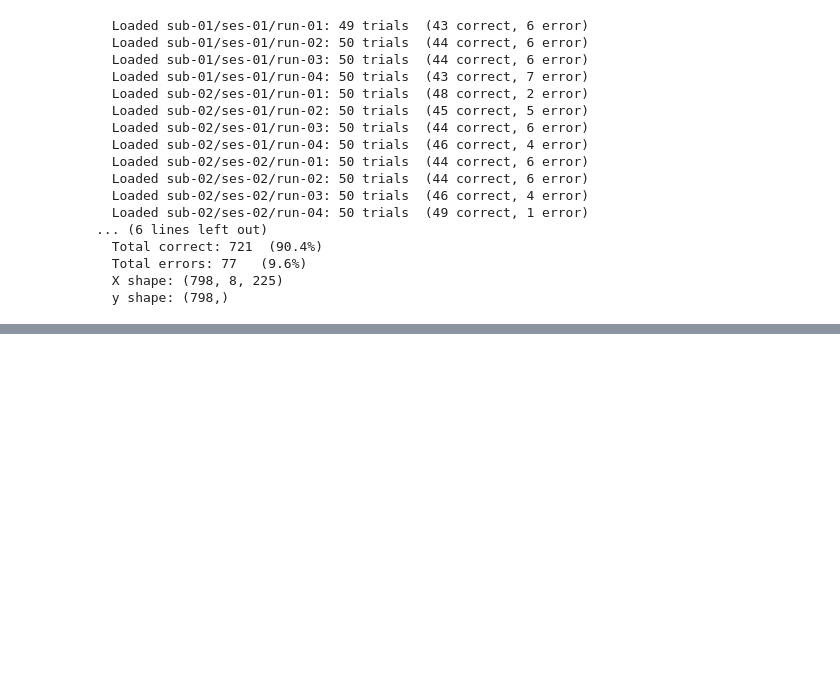
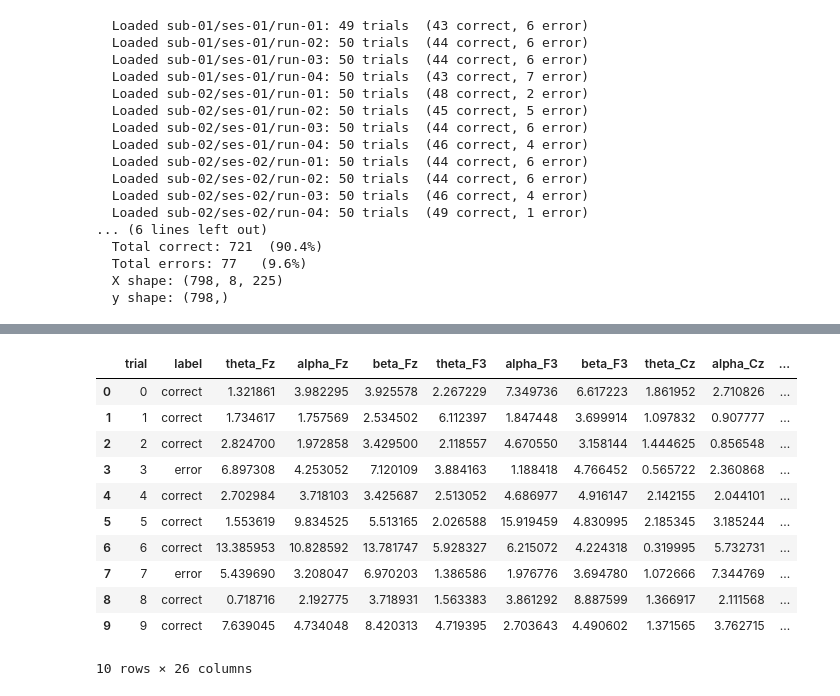
Before and after one commit to earanda4/COGS-189-Error-Prediction, a Jupyter notebook: eda.ipynb, the cells around one changed output, grey strips where cells are left out. Cells and saved outputs as stored; diff of their text form; code cells hidden in the pictures; blank space fills up the shorter version.

```diff
--- a/eda.ipynb
+++ b/eda.ipynb
@@ -156,0 +263,61 @@ print(f"  Baseline corrected: {X_bl.shape}")
+# %%
+CHANNEL_NAMES = ["Fz", "F3", "Cz", "C3", "C4", "Pz", "O1", "O2"]
+BANDS = {
+    "theta": (4, 7),
+    "alpha": (8, 12),
+    "beta": (13, 30),
+}
+
+def bandpower_1d(x, fs, band, nperseg=None):
+    low, high = band
+    nperseg = min(len(x), 128) if nperseg is None else nperseg
+
+    freqs, psd = welch(x, fs=fs, nperseg=nperseg)
+    mask = (freqs >= low) & (freqs <= high)
+
+    if not np.any(mask): return np.nan
+
+    selected_freqs = freqs[mask]
+    selected_psd = psd[mask]
+
+    if selected_freqs.size == 1:
+        freq_res = freqs[1] - freqs[0]
+        return float(selected_psd[0] * freq_res)
+
+    return float(np.trapezoid(selected_psd, selected_freqs))
+
+def extract_bandpower_features(trials, labels, fs=FS, channel_names=CHANNEL_NAMES, bands=BANDS):
+    rows = []
+    for trial_idx in range(trials.shape[0]):
+        row = {
+            "trial": trial_idx,
+            "label": "error" if labels[trial_idx] == 1 else "correct"
+        }
+        trial = trials[trial_idx]
+
+        for ch_idx, ch_name in enumerate(channel_names):
+            sig = trial[ch_idx]
+            for band_name, band_range in bands.items():
+                row[f"{band_name}_{ch_name}"] = bandpower_1d(sig, fs, band_range)
+
+        rows.append(row)
+
+    return pd.DataFrame(rows)
+
+# Generate features directly from memory
+feature_table_df = extract_bandpower_features(X_clean, y_all)
+
+display(feature_table_df.head(10))
+# %% [output]
+|  | trial | label | theta_Fz | alpha_Fz | beta_Fz | theta_F3 | alpha_F3 | beta_F3 | theta_Cz | alpha_Cz | ... |
+| 0 | 0 | correct | 1.321861 | 3.982295 | 3.925578 | 2.267229 | 7.349736 | 6.617223 | 1.861952 | 2.710826 | ... |
+| 1 | 1 | correct | 1.734617 | 1.757569 | 2.534502 | 6.112397 | 1.847448 | 3.699914 | 1.097832 | 0.907777 | ... |
+| 2 | 2 | correct | 2.824700 | 1.972858 | 3.429500 | 2.118557 | 4.670550 | 3.158144 | 1.444625 | 0.856548 | ... |
+| 3 | 3 | error | 6.897308 | 4.253052 | 7.120109 | 3.884163 | 1.188418 | 4.766452 | 0.565722 | 2.360868 | ... |
+| 4 | 4 | correct | 2.702984 | 3.718103 | 3.425687 | 2.513052 | 4.686977 | 4.916147 | 2.142155 | 2.044101 | ... |
+| 5 | 5 | correct | 1.553619 | 9.834525 | 5.513165 | 2.026588 | 15.919459 | 4.830995 | 2.185345 | 3.185244 | ... |
+| 6 | 6 | correct | 13.385953 | 10.828592 | 13.781747 | 5.928327 | 6.215072 | 4.224318 | 0.319995 | 5.732731 | ... |
+| 7 | 7 | error | 5.439690 | 3.208047 | 6.970203 | 1.386586 | 1.976776 | 3.694780 | 1.072666 | 7.344769 | ... |
+| 8 | 8 | correct | 0.718716 | 2.192775 | 3.718931 | 1.563383 | 3.861292 | 8.887599 | 1.366917 | 2.111568 | ... |
+| 9 | 9 | correct | 7.639045 | 4.734048 | 8.420313 | 4.719395 | 2.703643 | 4.490602 | 1.371565 | 3.762715 | ... |
+10 rows × 26 columns
```
Also changed, not shown: parts of 7 cells of this notebook.
